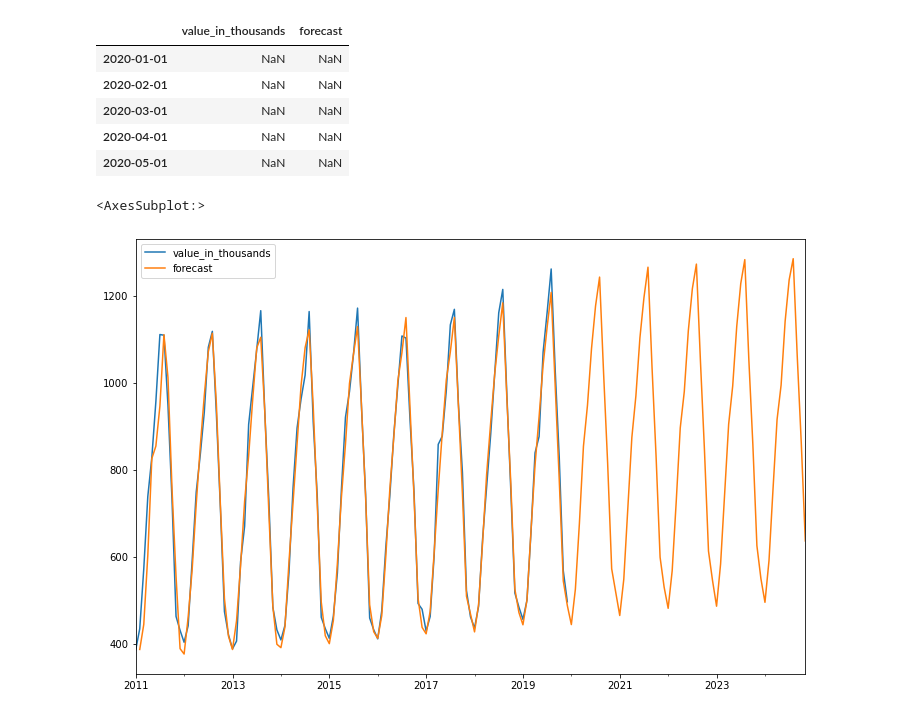
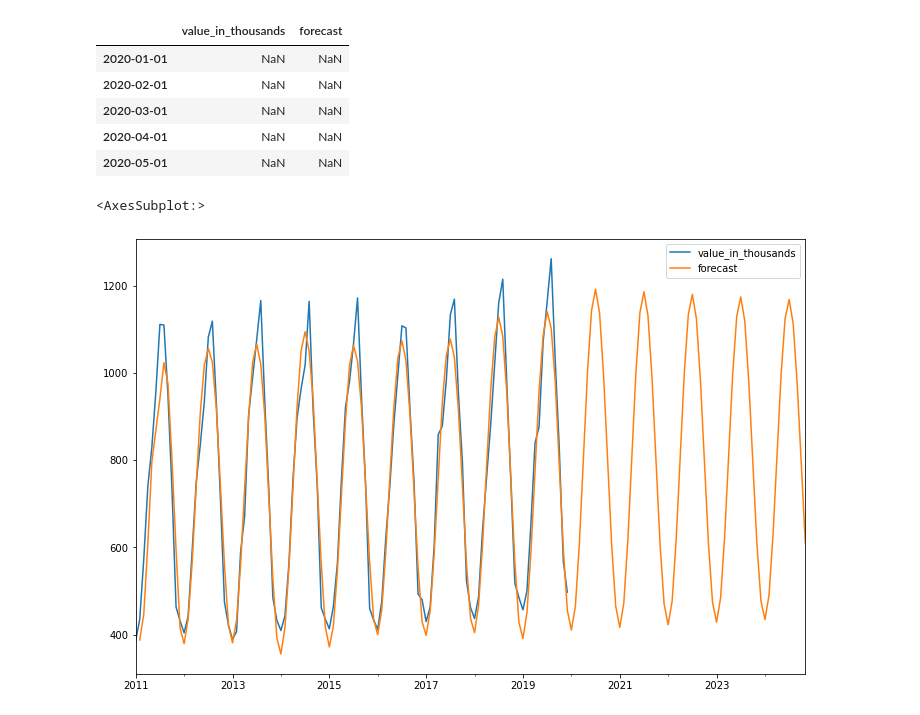
Before and after one commit to julienowack/stat_app, a Jupyter notebook: Indicateur_Cote_Azur.ipynb, the cells around one changed output. Drawn from its saved outputs; the diff is of its cells as text; code cells hidden in the pictures.

```diff
--- a/Indicateur_Cote_Azur.ipynb
+++ b/Indicateur_Cote_Azur.ipynb
@@ -248,0 +251,4 @@ Warnings:
+# %%
+model2 = ARIMA(df_Official_Data_Sud3, order=(2,1,3)) #(p,d,q)
+results_ARIMA2 = model2.fit()
+results_ARIMA2.summary()
@@ -278,7 +335,7 @@ As we see above, mean is not exactly zero that means there is some bias in the d
 # %% [markdown]
 Étant donné que nous disposons de données pour chaque mois remontant à 10 ans et que nous voulons prévoir le nombre de touristes sur la Côte d'Azur pour les 10 prochaines années, nous utilisons (12 x 10) + (12 x 10) = 240.
 # %%
-df_Official_Data_Sud3['forecast'] = results_ARIMA.predict(start=1, end=108)
+df_Official_Data_Sud3['forecast'] = results_ARIMA2.predict(start=1, end=108)
 df_Official_Data_Sud3[['value_in_thousands','forecast']].plot(figsize=(12,8))
 # %% [output]
 A value is trying to be set on a copy of a slice from a DataFrame.
@@ -306,8 +363,8 @@ future_datest_df.head(5) #on a les dates de 2020 à 2024, avec aucune observatio
 # %%
 future_df=pd.concat([df_Official_Data_Sud3,future_datest_df]) #on concatène les dates avec des obs et les dates qu'on prédit
 # %%
-future_df['forecast'] = results_ARIMA.predict(start = 1, end = 167)
+future_df['forecast'] = results_ARIMA2.predict(start = 1, end = 167)
 future_df[['value_in_thousands', 'forecast']].plot(figsize=(12, 8))
 # %% [output]
 <AxesSubplot:>
-[figure, old version]
+[figure, new version]
```
Also changed, not shown: parts of 11 cells of this notebook.
